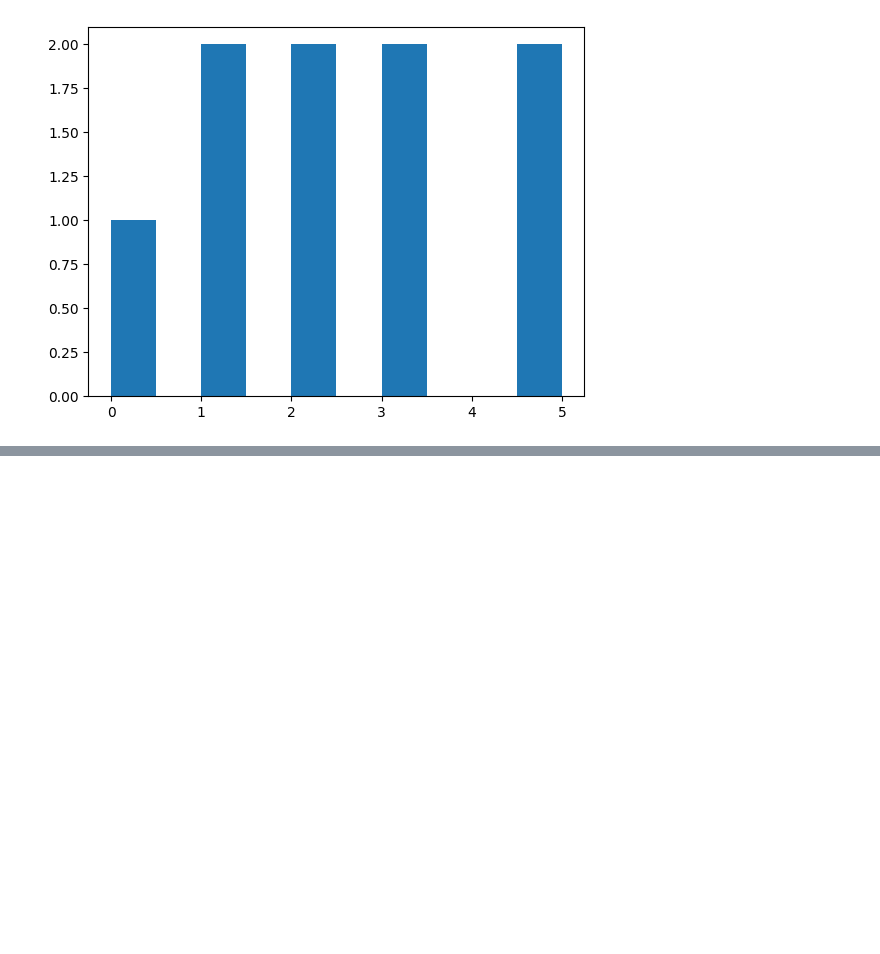
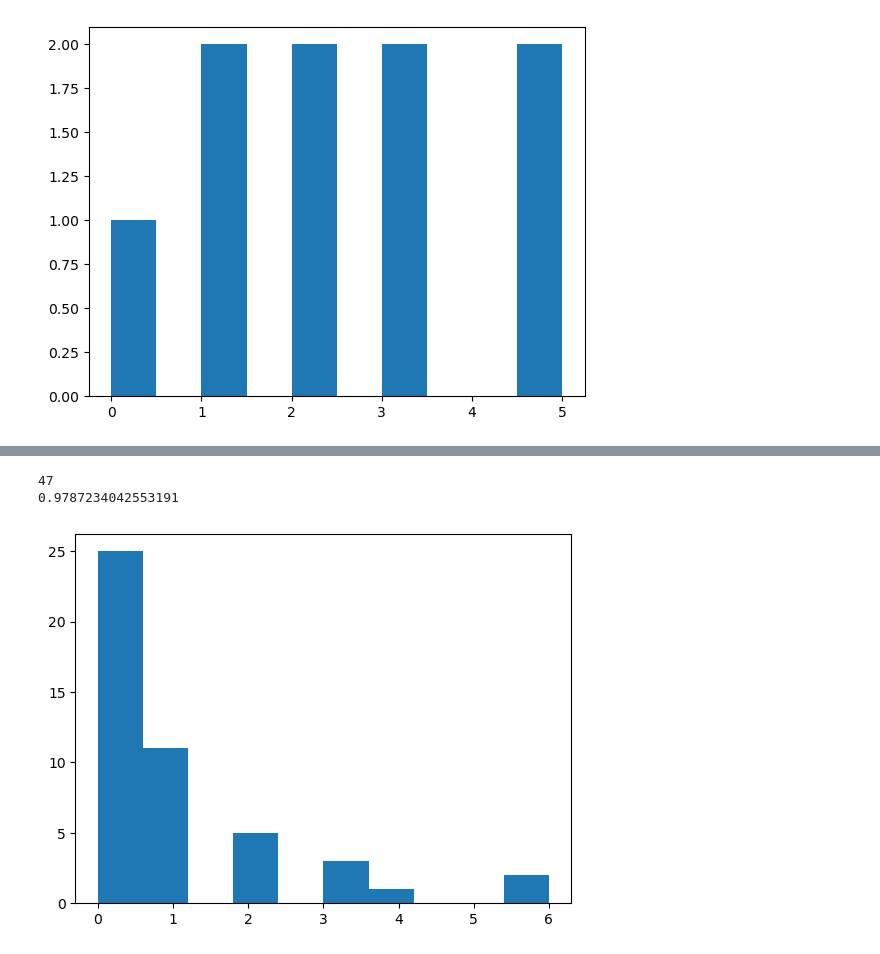
Before and after one commit to Paolitoes/Comic-Ray-Monte-Carlo-Simulations, a Jupyter notebook: distributiontesting.ipynb, the cells around one changed output, grey strips where cells are left out. Drawn from its saved outputs; the diff is of its cells as text; code cells hidden in the pictures; blank space fills up the shorter version.

```diff
--- a/distributiontesting.ipynb
+++ b/distributiontesting.ipynb
@@ -19,0 +37,16 @@ print(np.mean(Pcounts))
+# %%
+#voltage is 1225V, Integral time is 1 sec
+Pcounts = [1,2,2,2,1,4,1,1,1,2,
+           1,2,0,0,0,3,6,3,1,3,
+           6,1,0,0,1,0,0,0,0,0,
+           1,0,0,0,0,0,0,0,1,0,
+           0,0,0,0,0,0,0]
+print(len(Pcounts))
+print(np.mean(Pcounts))
+plt.figure()
+plt.hist(Pcounts)
+plt.show()
+# %% [output]
+47
+0.9787234042553191
+[figure, added]
```
Also changed, not shown: parts of 6 cells of this notebook, 1 other file.
